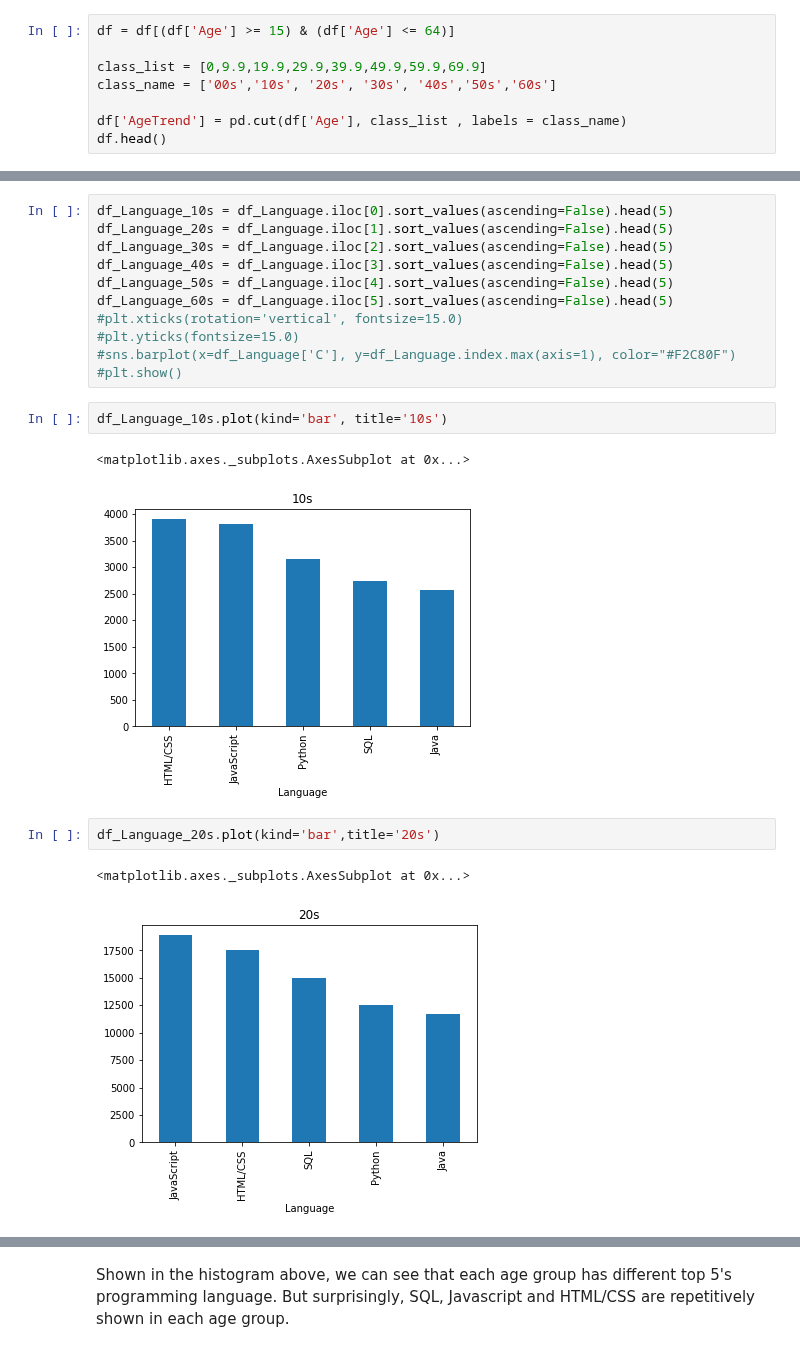
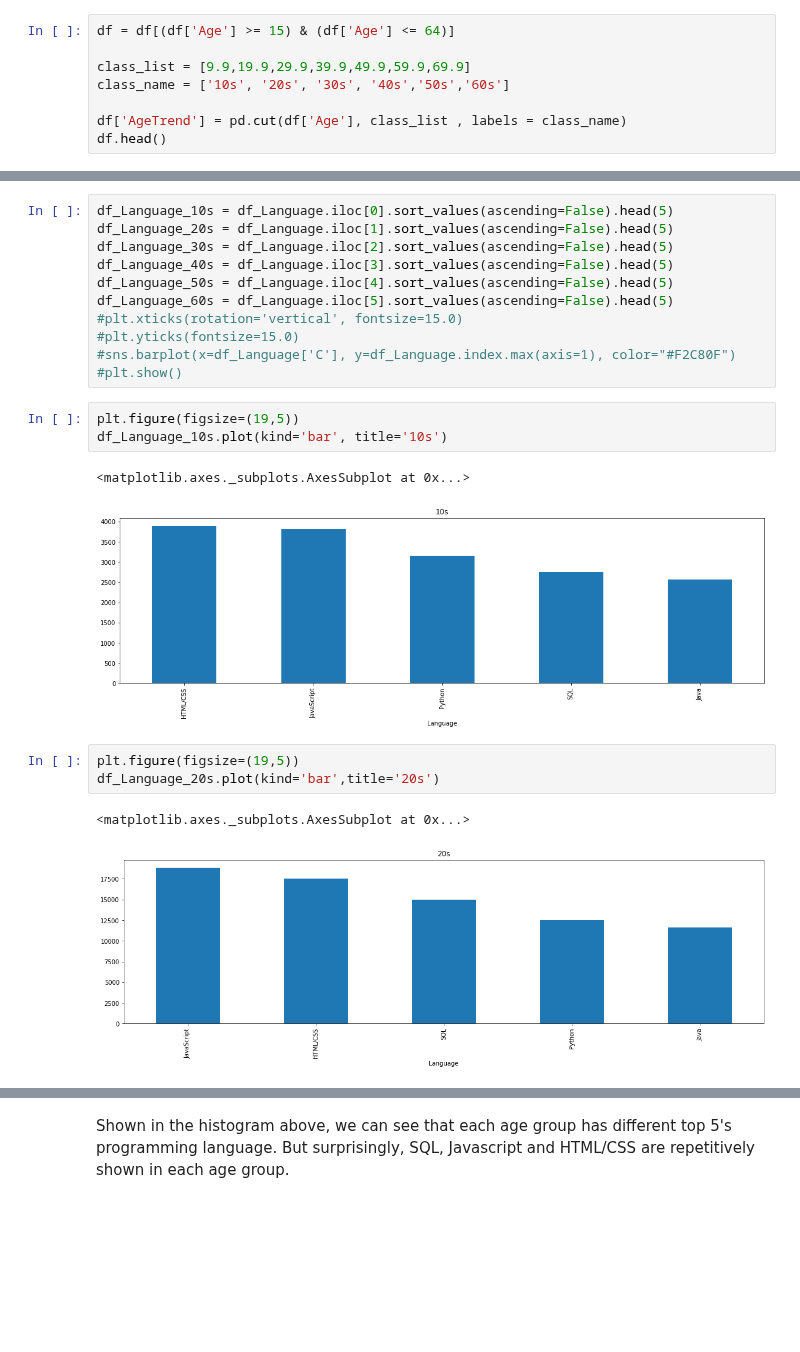
Before and after one commit to yessymarie/dsblogpost, a Jupyter notebook: main.ipynb, the cells around one changed output, grey strips where cells are left out. Saved outputs shown, nothing was run; the diff lists cells and outputs as text; blank space fills up the shorter version.

```diff
--- a/main.ipynb
+++ b/main.ipynb
@@ -71,8 +71,8 @@ Working age group is between 15 and 64. From the data above we will classified t
 # %%
 df = df[(df['Age'] >= 15) & (df['Age'] <= 64)]
 
-class_list = [0,9.9,19.9,29.9,39.9,49.9,59.9,69.9]
-class_name = ['00s','10s', '20s', '30s', '40s','50s','60s']
+class_list = [9.9,19.9,29.9,39.9,49.9,59.9,69.9]
+class_name = ['10s', '20s', '30s', '40s','50s','60s']
 
 df['AgeTrend'] = pd.cut(df['Age'], class_list , labels = class_name)
 df.head()
@@ -140,13 +139,15 @@ df_Language_60s = df_Language.iloc[5].sort_values(ascending=False).head(5)
 #sns.barplot(x=df_Language['C'], y=df_Language.index.max(axis=1), color="#F2C80F")
 #plt.show()
 # %%
+plt.figure(figsize=(19,5))
 df_Language_10s.plot(kind='bar', title='10s')
 # %% [output]
 <matplotlib.axes._subplots.AxesSubplot at 0x...>
-[figure, old version]
+[figure, new version]
 # %%
+plt.figure(figsize=(19,5))
 df_Language_20s.plot(kind='bar',title='20s')
 # %% [output]
 <matplotlib.axes._subplots.AxesSubplot at 0x...>
-[figure, old version]
+[figure, new version]
 # %%
```
Also changed, not shown: parts of 10 cells of this notebook.
